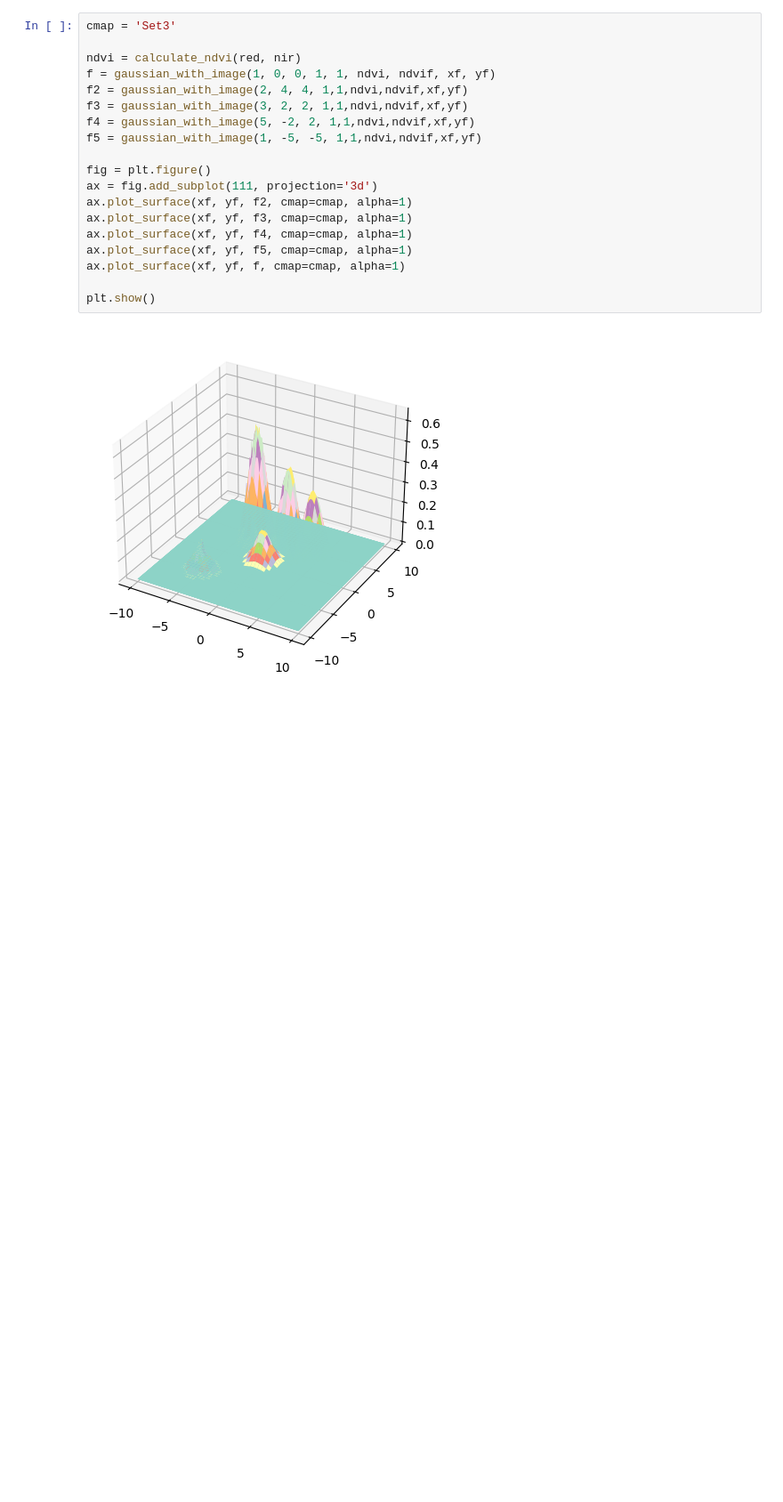
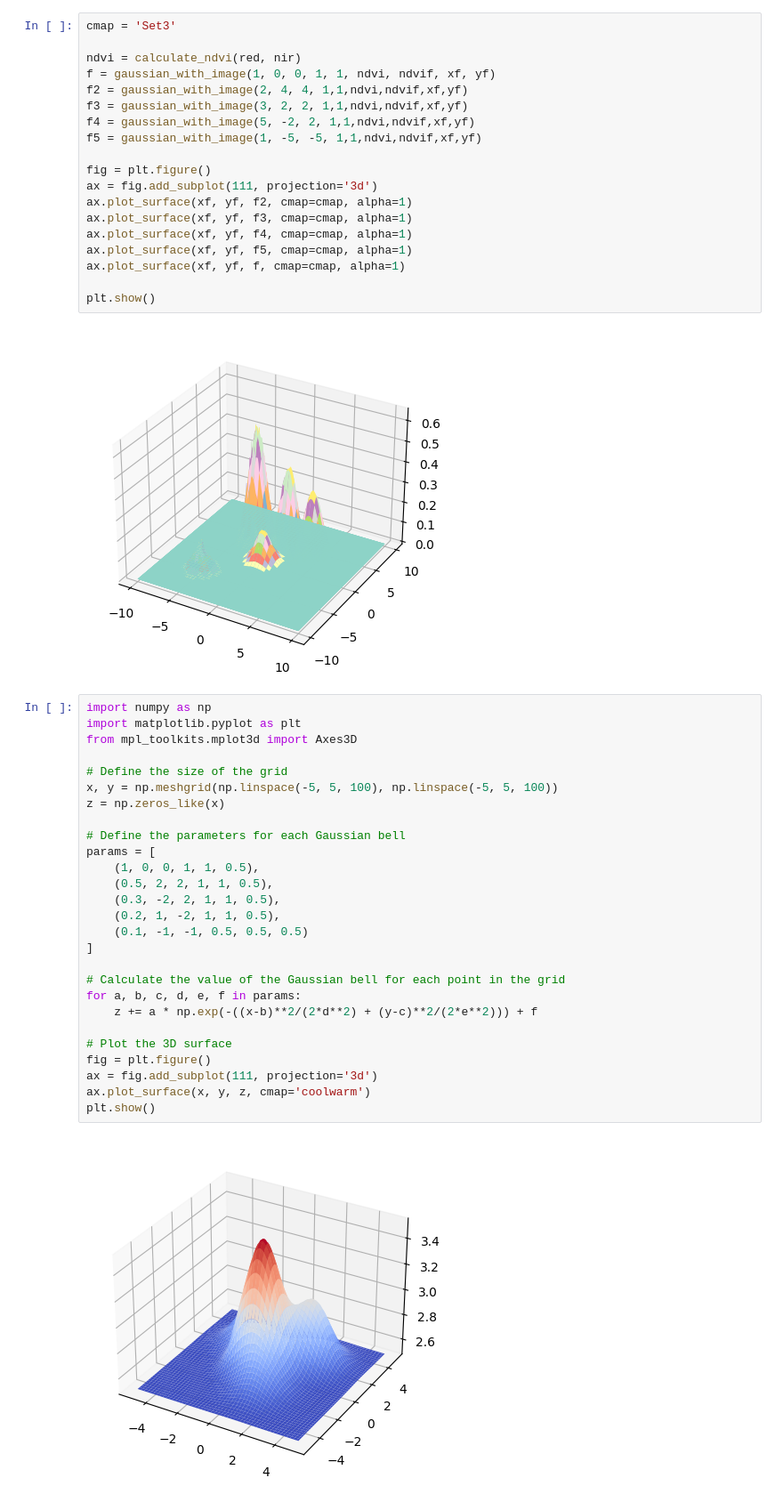
Before and after one commit to manularrea/Multispectral-Imaging-Analysis, a Jupyter notebook: gauss-math.ipynb, the cells around one changed output. Shown: that part at 89% size. Saved outputs shown, nothing was run; the diff lists cells and outputs as text; blank space fills up the shorter version.

```diff
--- a/gauss-math.ipynb
+++ b/gauss-math.ipynb
@@ -330,3 +330,32 @@ ax.plot_surface(xf, yf, f, cmap=cmap, alpha=1)
 plt.show()
 # %% [output]
 [figure]
+# %%
+import numpy as np
+import matplotlib.pyplot as plt
+from mpl_toolkits.mplot3d import Axes3D
+
+# Define the size of the grid
+x, y = np.meshgrid(np.linspace(-5, 5, 100), np.linspace(-5, 5, 100))
+z = np.zeros_like(x)
+
+# Define the parameters for each Gaussian bell
+params = [
+    (1, 0, 0, 1, 1, 0.5),
+    (0.5, 2, 2, 1, 1, 0.5),
+    (0.3, -2, 2, 1, 1, 0.5),
+    (0.2, 1, -2, 1, 1, 0.5),
+    (0.1, -1, -1, 0.5, 0.5, 0.5)
+]
+
+# Calculate the value of the Gaussian bell for each point in the grid
+for a, b, c, d, e, f in params:
+    z += a * np.exp(-((x-b)**2/(2*d**2) + (y-c)**2/(2*e**2))) + f
+
+# Plot the 3D surface
+fig = plt.figure()
+ax = fig.add_subplot(111, projection='3d')
+ax.plot_surface(x, y, z, cmap='coolwarm')
+plt.show()
+# %% [output]
+[figure, added]
```
Also changed, not shown: parts of 2 cells of this notebook, 2 other files.
